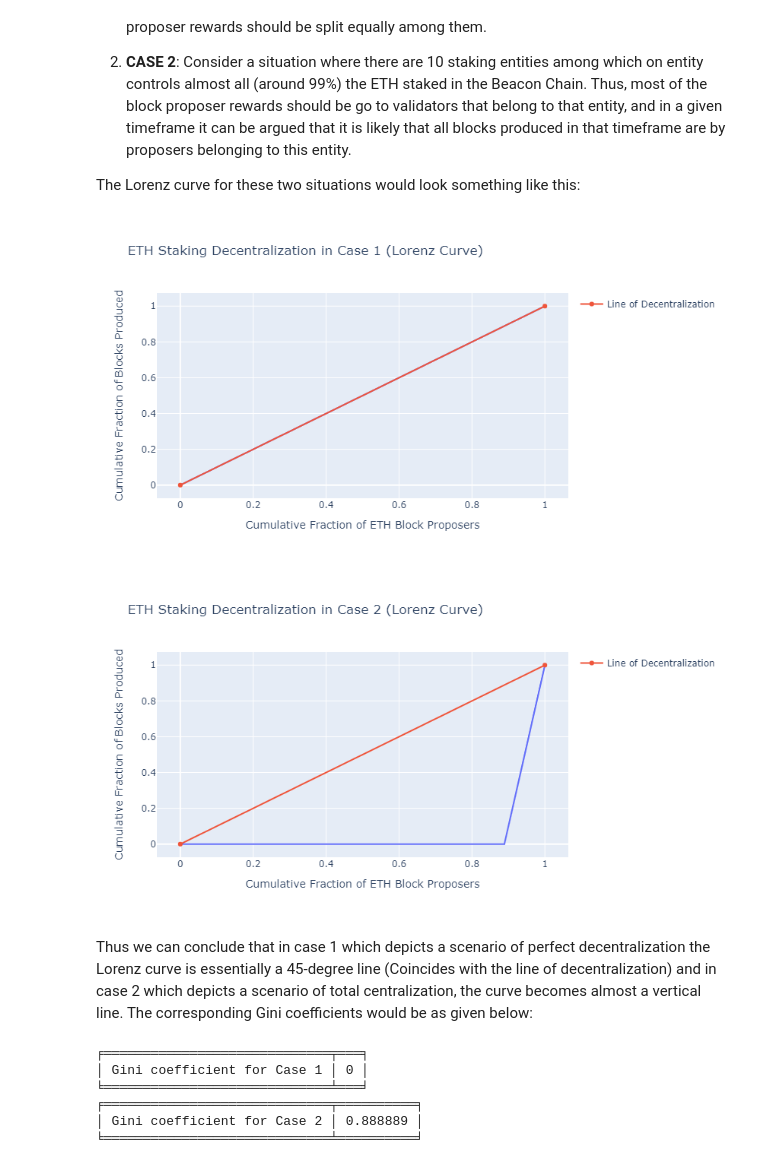
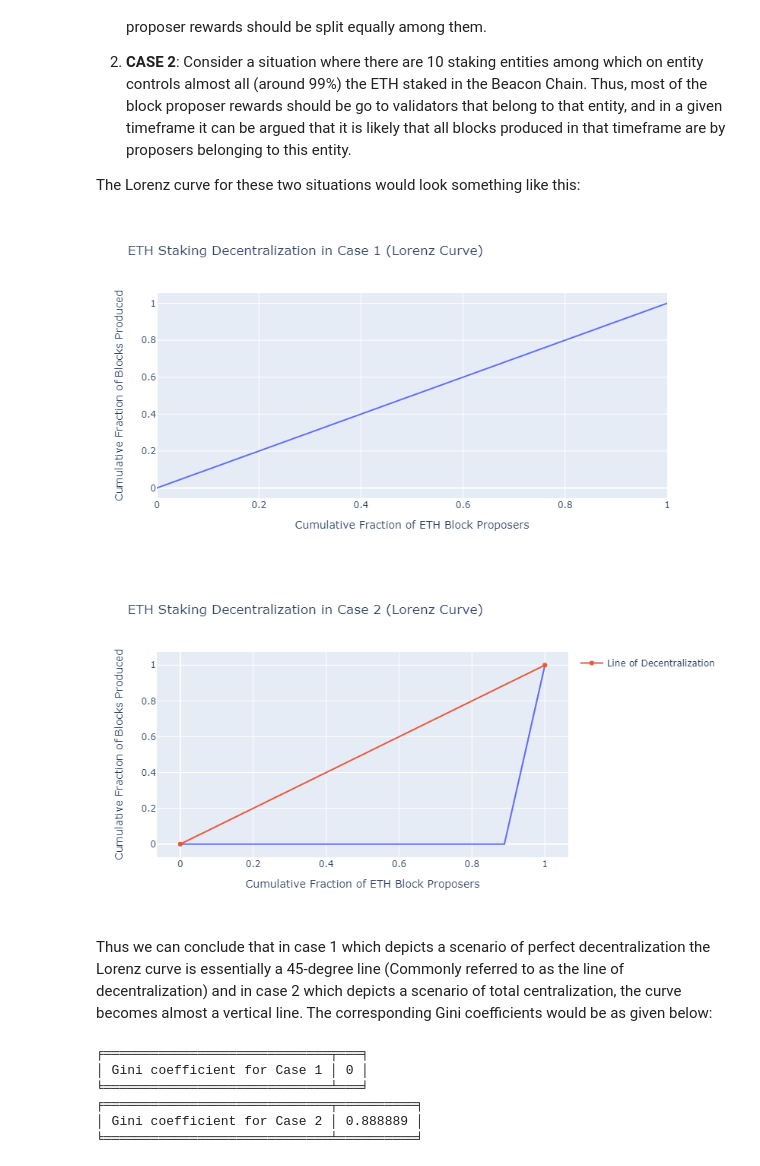
Before and after one commit to SHSR2001/beacondigest, a Jupyter notebook: notebooks/2021/07/19/measuring_decentralization.ipynb, the cells around one changed output. Cells and saved outputs as stored; diff of their text form; code cells hidden in the pictures.

```diff
--- a/notebooks/2021/07/19/measuring_decentralization.ipynb
+++ b/notebooks/2021/07/19/measuring_decentralization.ipynb
@@ -115,25 +115,25 @@ The Lorenz curve for these two situations would look something like this:
 # %%
 #In order to run this chunk of code please run the blocks of code contaning the function definitions first (later in the notebook)
 
 list_case_1 = np.array([1,1,1,1,1,1,1,1,1])
 list_case_2 = np.array([0,0,0,0,0,0,0,0,1])
 
 lorenz_curve_case_1 = lorenz(list_case_1)
 lorenz_curve_case_2 = lorenz(list_case_2)
 
 
 fig = px.line(y = lorenz_curve_case_1, x = lorenz_curve_case_1, title = "ETH Staking Decentralization in Case 1 (Lorenz Curve)", labels = {"x": "Cumulative Fraction of ETH Block Proposers", "y": "Cumulative Fraction of Blocks Produced"})
-fig.add_scatter(x = [0,1], y = [0,1], name = "Line of Decentralization")
+#fig.add_scatter(x = [0,1], y = [0,1], name = "Line of Decentralization")
 fig.show()
 
 fig = px.line(y = lorenz_curve_case_2 , x = lorenz_curve_case_1, title = "ETH Staking Decentralization in Case 2 (Lorenz Curve)", labels = {"x": "Cumulative Fraction of ETH Block Proposers", "y": "Cumulative Fraction of Blocks Produced"})
 fig.add_scatter(x = [0,1], y = [0,1], name = "Line of Decentralization")
 fig.show()
 # %% [output]
-[figure, old version]
+[figure, new version]
 [figure]
 # %% [markdown]
-Thus we can conclude that in case 1 which depicts a scenario of perfect decentralization the Lorenz curve is essentially a 45-degree line (Coincides with the line of decentralization) and in case 2 which depicts a scenario of total centralization, the curve becomes almost a vertical line. The corresponding Gini coefficients would be as given below:
+Thus we can conclude that in case 1 which depicts a scenario of perfect decentralization the Lorenz curve is essentially a 45-degree line (Commonly referred to as the line of decentralization) and in case 2 which depicts a scenario of total centralization, the curve becomes almost a vertical line. The corresponding Gini coefficients would be as given below:
 # %%
 table_gini = [['Gini coefficient for Case 1', gini(list_case_1)]]
 print(tabulate(table_gini, tablefmt='fancy_grid'))
```
Also changed, not shown: parts of 7 cells of this notebook, 1 other file.
